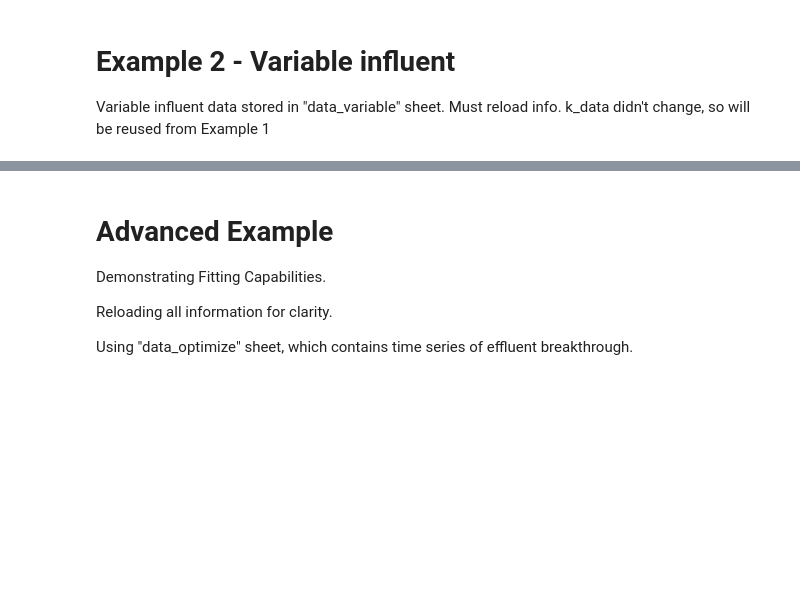
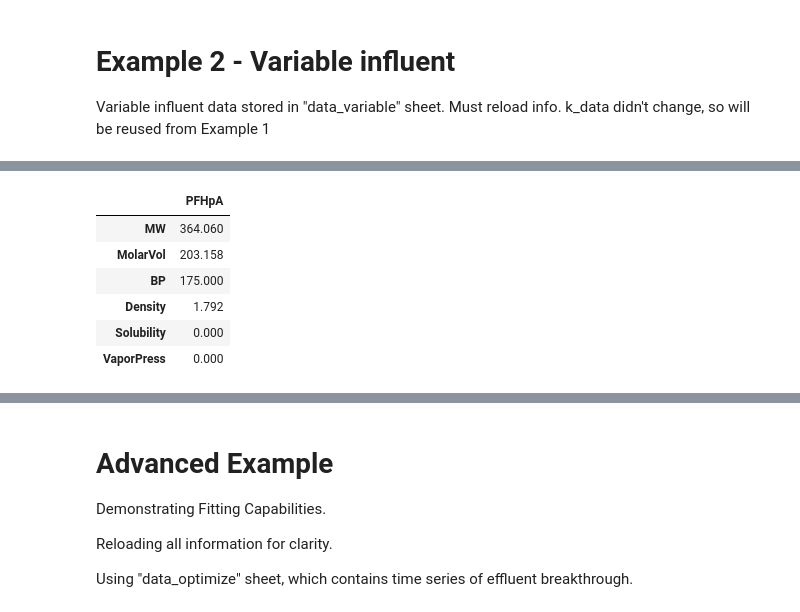
Before and after one commit to matcoghe/Thesis-Activated-Carbon-Modelling, a Jupyter notebook: 1USEPA_PSDM/3PSDM_EditMathieu/Simple_Example.ipynb, the cells around one changed output, grey strips where cells are left out. Saved outputs shown, nothing was run; the diff lists cells and outputs as text; code cells hidden in the pictures; blank space fills up the shorter version.

```diff
--- a/1USEPA_PSDM/3PSDM_EditMathieu/Simple_Example.ipynb
+++ b/1USEPA_PSDM/3PSDM_EditMathieu/Simple_Example.ipynb
@@ -295,3 +272,13 @@ raw_data
+# %%
+chem_data
+# %% [output]
+|  | PFHpA |
+| MW | 364.060 |
+| MolarVol | 203.158 |
+| BP | 175.000 |
+| Density | 1.792 |
+| Solubility | 0.000 |
+| VaporPress | 0.000 |
 # %%
 chem_type = 'halogenated alkanes'
 water_type = 'Rhine'
```
Also changed, not shown: parts of 20 cells of this notebook, 12 other files.
